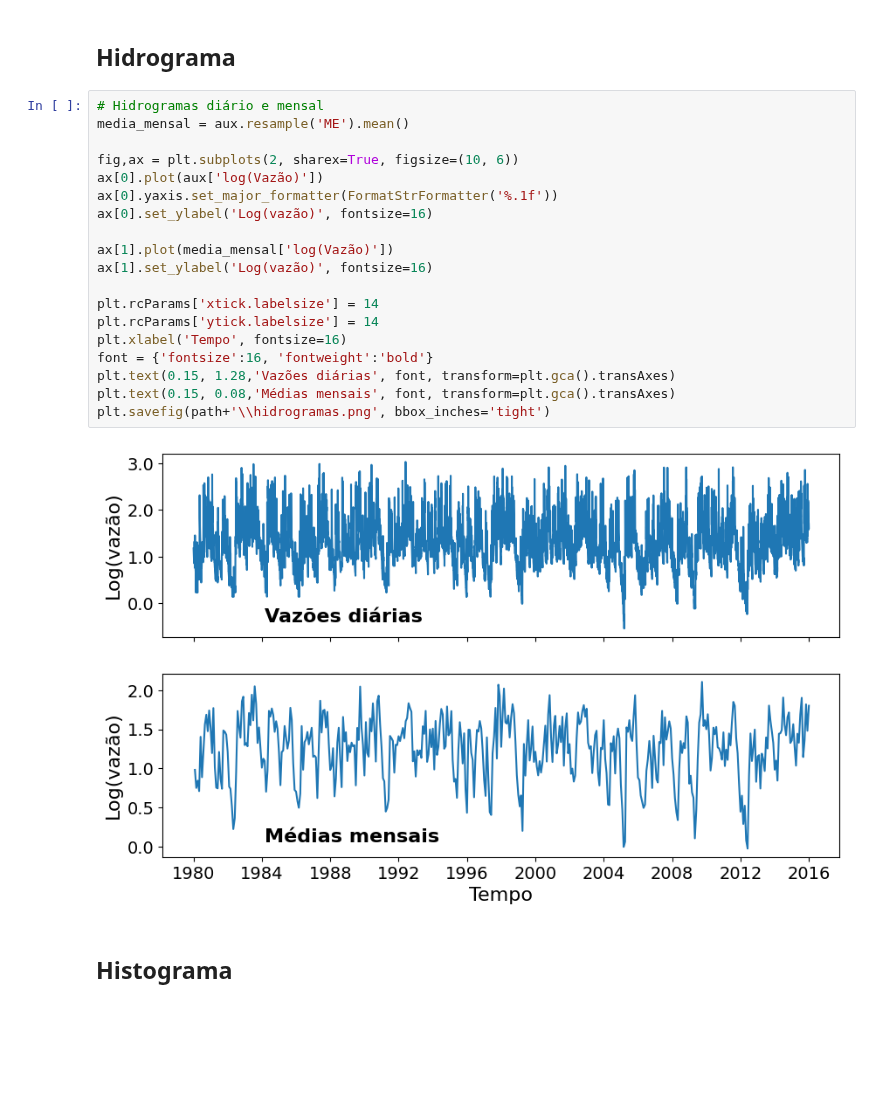
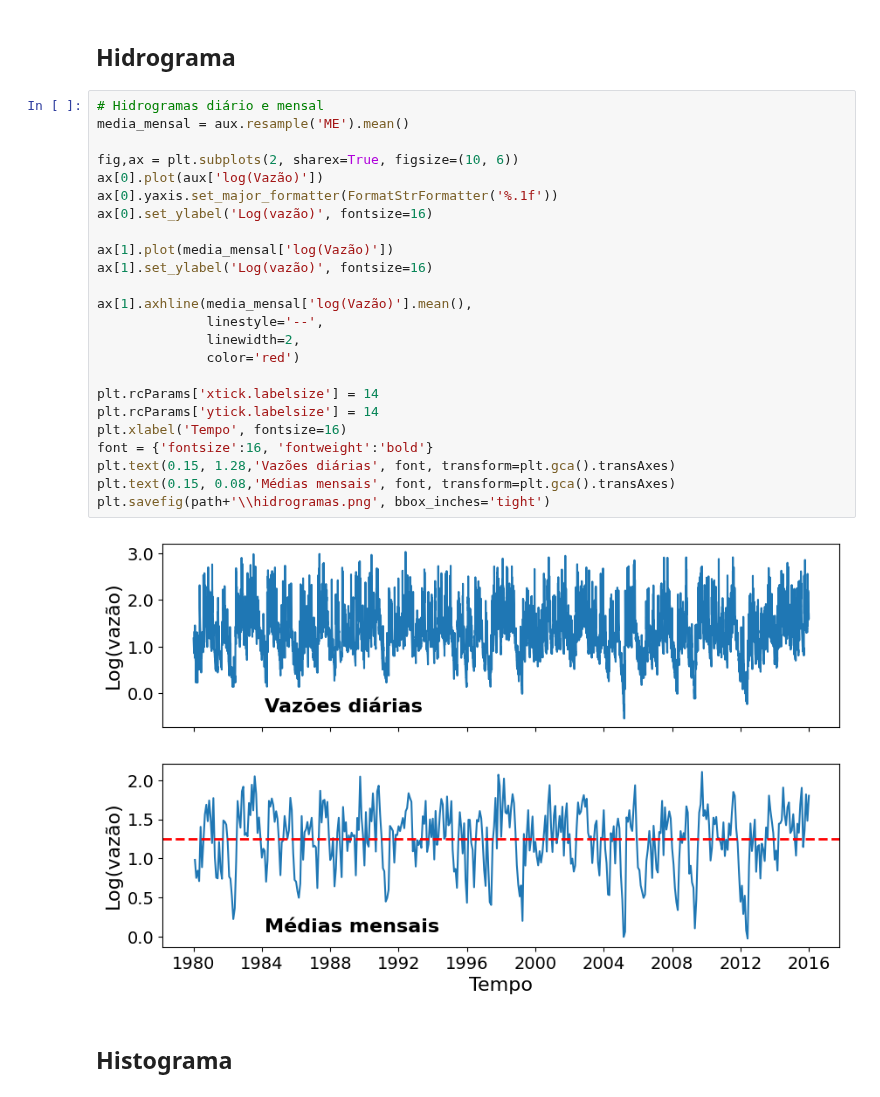
Before and after one commit to vitoria20241/Hidrologia, a Jupyter notebook: Notebooks/Dados_ANA.ipynb, the cells around one changed output. Cells and saved outputs as stored; diff of their text form; blank space fills up the shorter version.

```diff
--- a/Notebooks/Dados_ANA.ipynb
+++ b/Notebooks/Dados_ANA.ipynb
@@ -75,24 +75,29 @@ aux.head()
 # %%
 # Hidrogramas diário e mensal
 media_mensal = aux.resample('ME').mean()
 
 fig,ax = plt.subplots(2, sharex=True, figsize=(10, 6))
 ax[0].plot(aux['log(Vazão)'])
 ax[0].yaxis.set_major_formatter(FormatStrFormatter('%.1f'))
 ax[0].set_ylabel('Log(vazão)', fontsize=16)
 
 ax[1].plot(media_mensal['log(Vazão)'])
 ax[1].set_ylabel('Log(vazão)', fontsize=16)
 
+ax[1].axhline(media_mensal['log(Vazão)'].mean(),
+              linestyle='--',
+              linewidth=2,
+              color='red')
+
 plt.rcParams['xtick.labelsize'] = 14
 plt.rcParams['ytick.labelsize'] = 14
 plt.xlabel('Tempo', fontsize=16)
 font = {'fontsize':16, 'fontweight':'bold'}
 plt.text(0.15, 1.28,'Vazões diárias', font, transform=plt.gca().transAxes)
 plt.text(0.15, 0.08,'Médias mensais', font, transform=plt.gca().transAxes)
 plt.savefig(path+'\\hidrogramas.png', bbox_inches='tight')
 # %% [output]
-[figure, old version]
+[figure, new version]
 # %% [markdown]
 ## Histograma
 # %%
```
